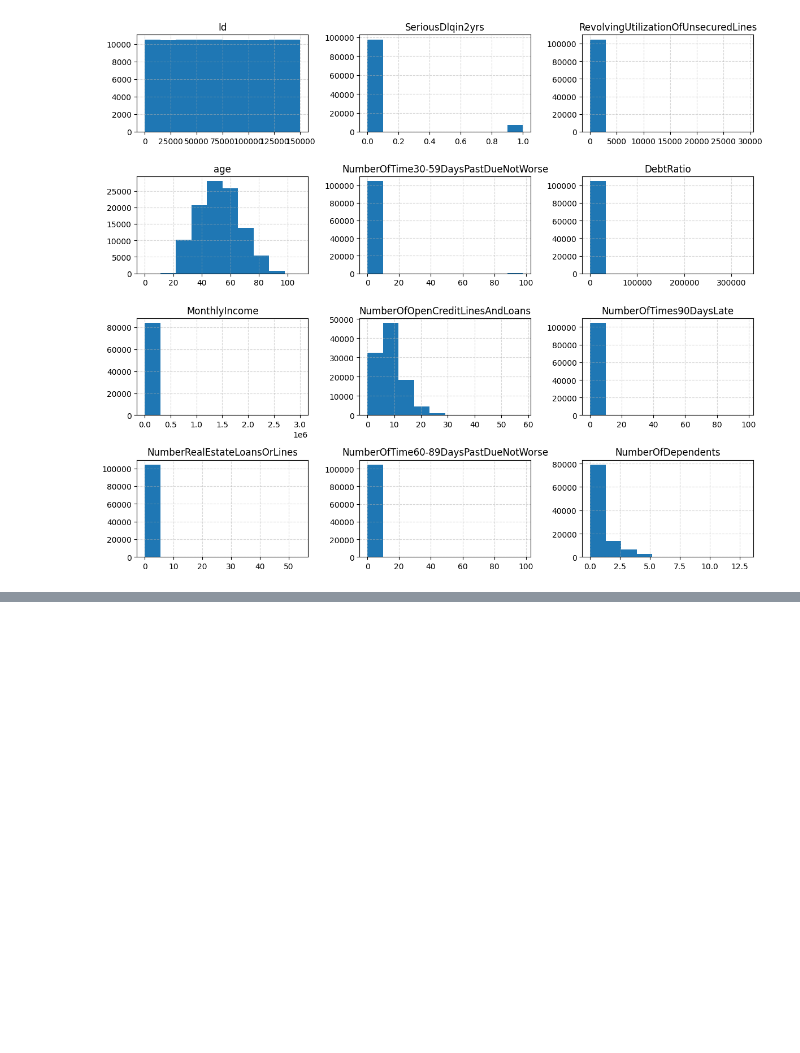
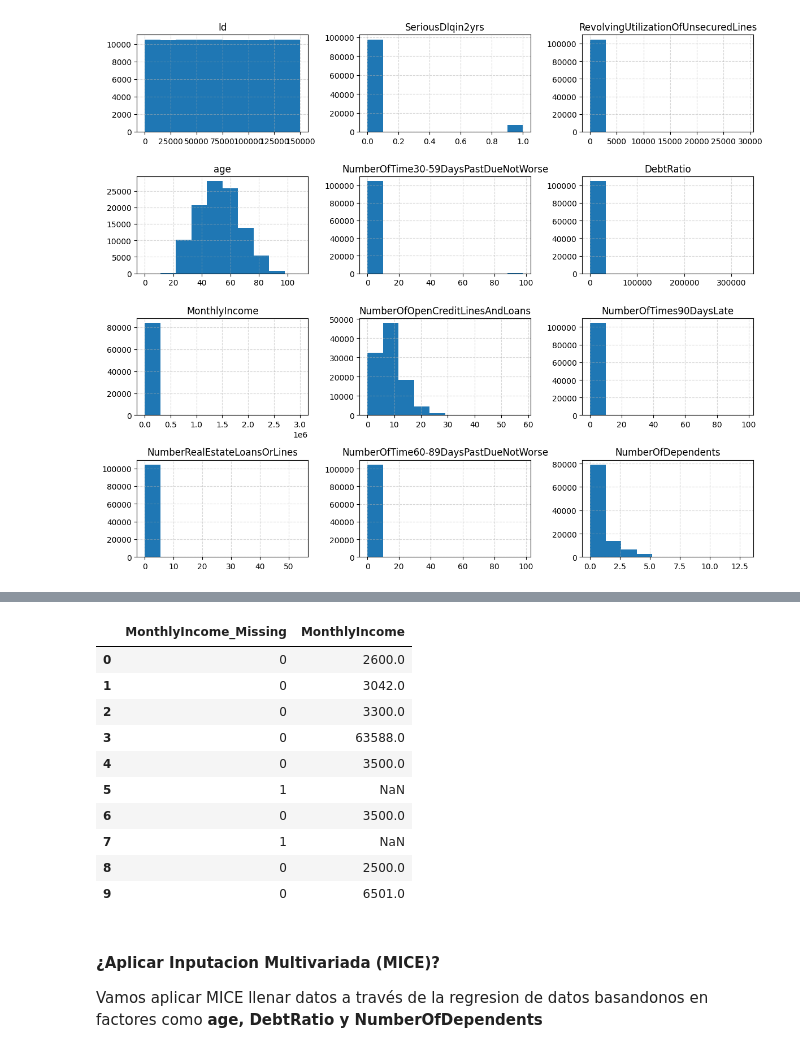
Before and after one commit to DiegoRomanP/Give-me-some-Credit, a Jupyter notebook: Give_me_some_credit.ipynb, the cells around one changed output, grey strips where cells are left out. Saved outputs shown, nothing was run; the diff lists cells and outputs as text; code cells hidden in the pictures; blank space fills up the shorter version.

Commit message:
Empezamos con la limpieza de datos

```diff
--- a/Give_me_some_credit.ipynb
+++ b/Give_me_some_credit.ipynb
@@ -192,0 +327,3 @@ plt.show()
+# %%
+df_train_clean = df_train.copy()
+df_train_clean['MonthlyIncome_Missing'] = df_train_clean['MonthlyIncome'].apply(lambda x: 1 if pd.isna(x) else 0)
@@ -192,0 +333,17 @@ plt.show()
+# %%
+df_train_clean[['MonthlyIncome_Missing','MonthlyIncome']].head(10)
+# %% [output]
+|  | MonthlyIncome_Missing | MonthlyIncome |
+| 0 | 0 | 2600.0 |
+| 1 | 0 | 3042.0 |
+| 2 | 0 | 3300.0 |
+| 3 | 0 | 63588.0 |
+| 4 | 0 | 3500.0 |
+| 5 | 1 | NaN |
+| 6 | 0 | 3500.0 |
+| 7 | 1 | NaN |
+| 8 | 0 | 2500.0 |
+| 9 | 0 | 6501.0 |
+# %% [markdown]
+#### ¿Aplicar Inputacion Multivariada (MICE)?
+Vamos aplicar MICE llenar datos a través de la regresion de datos basandonos en factores como **age, DebtRatio y NumberOfDependents**
```
Also changed, not shown: parts of 13 cells of this notebook.
